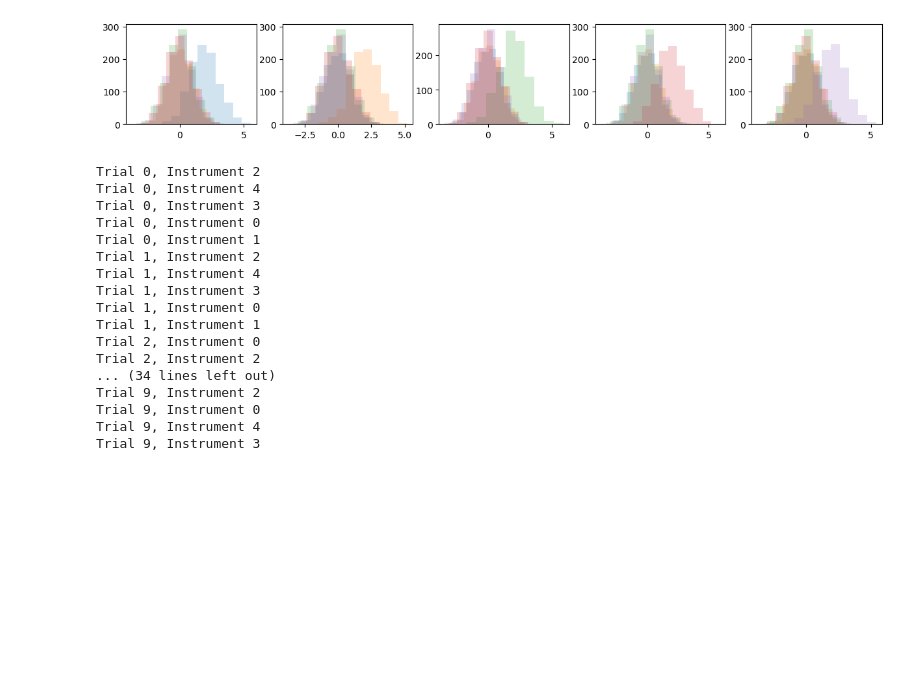
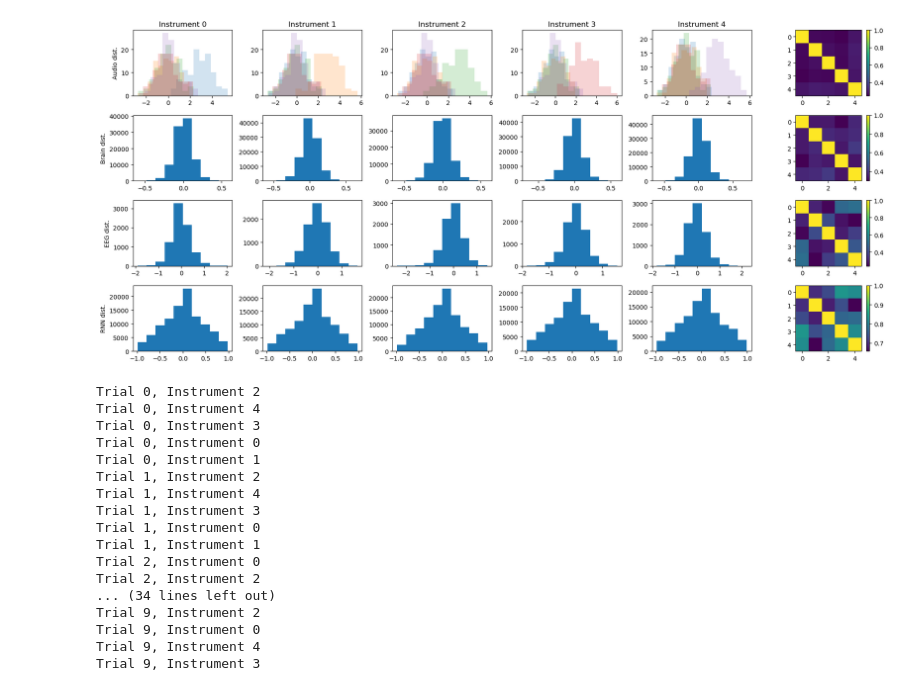
Before and after one commit to spraveena/timbre_perception, a Jupyter notebook: reservoir_classifier.ipynb, the cells around one changed output. Cells and saved outputs as stored; diff of their text form; code cells hidden in the pictures; blank space fills up the shorter version.

```diff
--- a/reservoir_classifier.ipynb
+++ b/reservoir_classifier.ipynb
@@ -38,11 +42,0 @@ eeg_func = Pseudo_Brain_EEG(audio_size=total_instruments, eeg_channels=num_eeg_c
-# %%
-# plot difference in data distribution
-
-f,ax = plt.subplots(1,5,figsize=(3*5,2))
-for instrument_cls in range(total_instruments):
-    data = generate_audio_data(instrument_cls, total_instruments)
-
-    for d in range(total_instruments):
-        ax[instrument_cls].hist(data[:,d],alpha=0.2)
-# %% [output]
-[figure, removed]
@@ -113,5 +102,54 @@ lr = 0.0001
 reservoir = ReservoirComputingNetwork(input_size=ninputs, reservoir_size=nrnn, output_size=noutputs,chaos=chaos, tau=tau,learning_rate=lr)
 init_wout = reservoir.w_out.copy()
+# %%
+# plot difference in data distribution
+# ensure that different instruments elicit anti-correlated audio data, brain signals, EEG data
+res = np.zeros([total_instruments, trial_length, nrnn])
+audios = np.zeros([total_instruments, trial_length, total_instruments])
+brains = np.zeros([total_instruments, trial_length, brain_size])
+eegs = np.zeros([total_instruments, trial_length, num_eeg_channels])
+
+f,ax = plt.subplots(4,6,figsize=(3*6,2*4))
+for instrument in range(total_instruments):
+    audios[instrument] = generate_audio_data(instrument, total_instruments, trial_length)
+
+    for d in range(total_instruments):
+        ax[0,instrument].hist(audios[instrument][:,d],alpha=0.2)
+
+    eeg_func.get_eeg_activity(audios[instrument].T)
+
+    brains[instrument] = eeg_func.brain.T
+    eegs[instrument] = eeg_func.eeg.T
+
+    ax[1,instrument].hist(brains[instrument].reshape(-1))
+    ax[2,instrument].hist(eegs[instrument].reshape(-1))
+
+
+    reservoir.reset(0)
+    for t in range(trial_length):
+        pred = reservoir.run(eeg_func.eeg[:,0])
+        res[instrument, t] = reservoir.state
+
+    ax[3,instrument].hist(np.array(res[instrument]).reshape(-1))
+
+    ax[0,instrument].set_title(f'Instrument {instrument}')
+
+corrs = np.zeros([total_instruments, total_instruments, 4])
+for d, data in enumerate([audios, brains, eegs, res]):
+    for i in range(total_instruments):
+        for j in range(total_instruments):
+            corrs[i,j,d] = np.corrcoef(data[i].reshape(-1), data[j].reshape(-1))[0,1]
+    im = ax[d,5].imshow(corrs[:,:,d])
+    plt.colorbar(im,ax=ax[d,5])
+
+ax[0,0].set_ylabel('Audio dist.')
+ax[1,0].set_ylabel('Brain dist.')
+ax[2,0].set_ylabel('EEG dist.')
+ax[3,0].set_ylabel('RNN dist.')
+
+f.tight_layout()
+# %% [output]
+[figure, added]
 # %%
 record_output = np.zeros([total_trials, total_instruments, trial_length, noutputs])
 record_error = np.zeros([total_trials, total_instruments, trial_length, noutputs])
```
Also changed, not shown: parts of 15 cells of this notebook.
